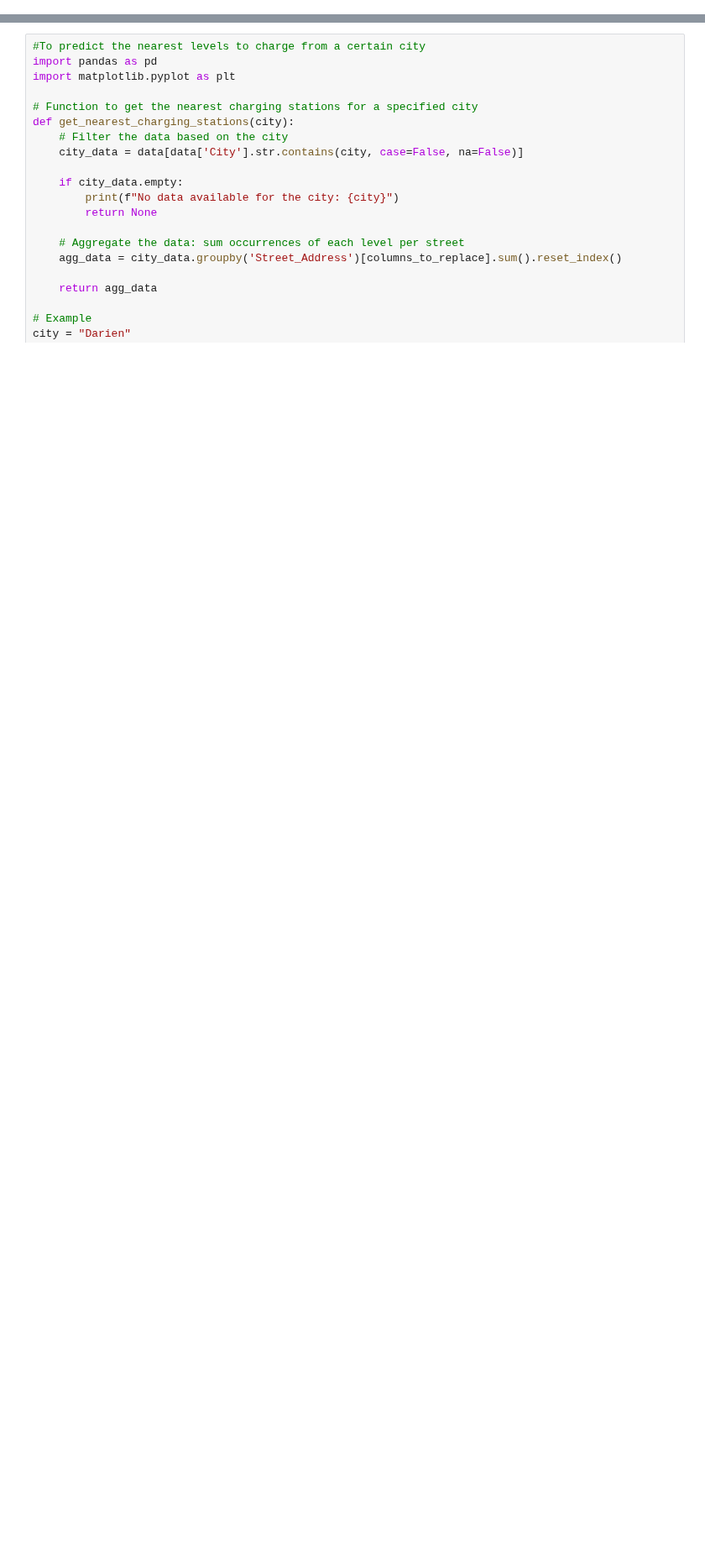
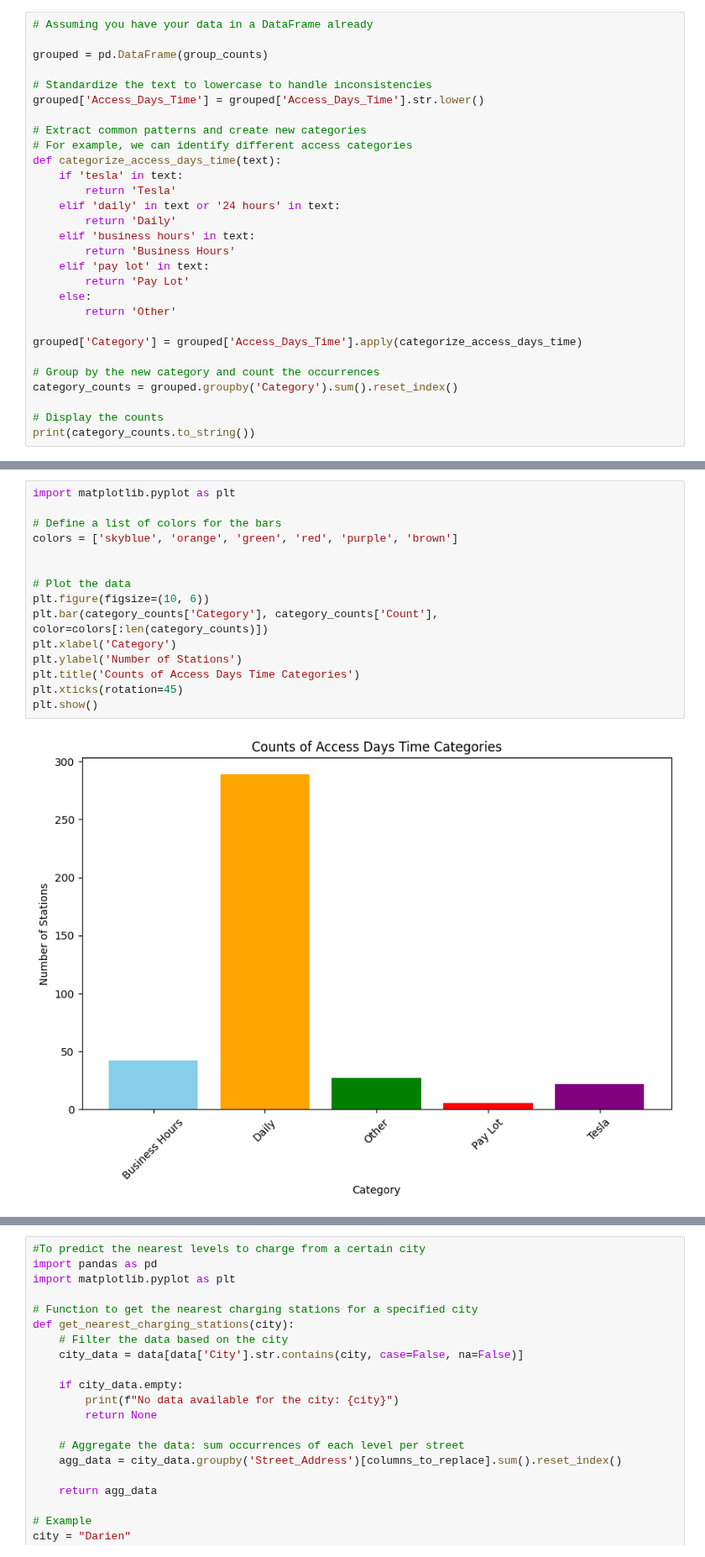
Before and after one commit to Hillal-cell/EV_Station, a Jupyter notebook: ev_charging.ipynb, the cells around one changed output, grey strips where cells are left out. Shown at 84% size. Drawn from its saved outputs; the diff is of its cells as text; blank space fills up the shorter version.

```diff
--- a/ev_charging.ipynb
+++ b/ev_charging.ipynb
@@ -83,0 +191,29 @@ dtype: float64
+# %%
+# Assuming you have your data in a DataFrame already
+
+grouped = pd.DataFrame(group_counts)
+
+# Standardize the text to lowercase to handle inconsistencies
+grouped['Access_Days_Time'] = grouped['Access_Days_Time'].str.lower()
+
+# Extract common patterns and create new categories
+# For example, we can identify different access categories
+def categorize_access_days_time(text):
+    if 'tesla' in text:
+        return 'Tesla'
+    elif 'daily' in text or '24 hours' in text:
+        return 'Daily'
+    elif 'business hours' in text:
+        return 'Business Hours'
+    elif 'pay lot' in text:
+        return 'Pay Lot'
+    else:
+        return 'Other'
+
+grouped['Category'] = grouped['Access_Days_Time'].apply(categorize_access_days_time)
+
+# Group by the new category and count the occurrences
+category_counts = grouped.groupby('Category').sum().reset_index()
+
+# Display the counts
+print(category_counts.to_string())
@@ -83,0 +227,17 @@ dtype: float64
+# %%
+import matplotlib.pyplot as plt
+
+# Define a list of colors for the bars
+colors = ['skyblue', 'orange', 'green', 'red', 'purple', 'brown']
+
+
+# Plot the data
+plt.figure(figsize=(10, 6))
+plt.bar(category_counts['Category'], category_counts['Count'], color=colors[:len(category_counts)])
+plt.xlabel('Category')
+plt.ylabel('Number of Stations')
+plt.title('Counts of Access Days Time Categories')
+plt.xticks(rotation=45)
+plt.show()
+# %% [output]
+[figure, added]
```
Also changed, not shown: parts of 36 cells of this notebook.
